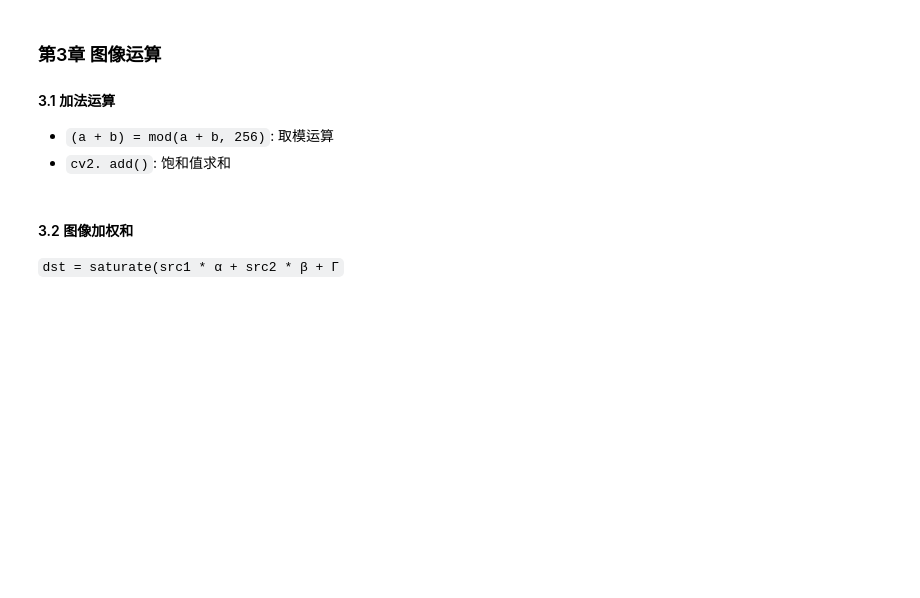
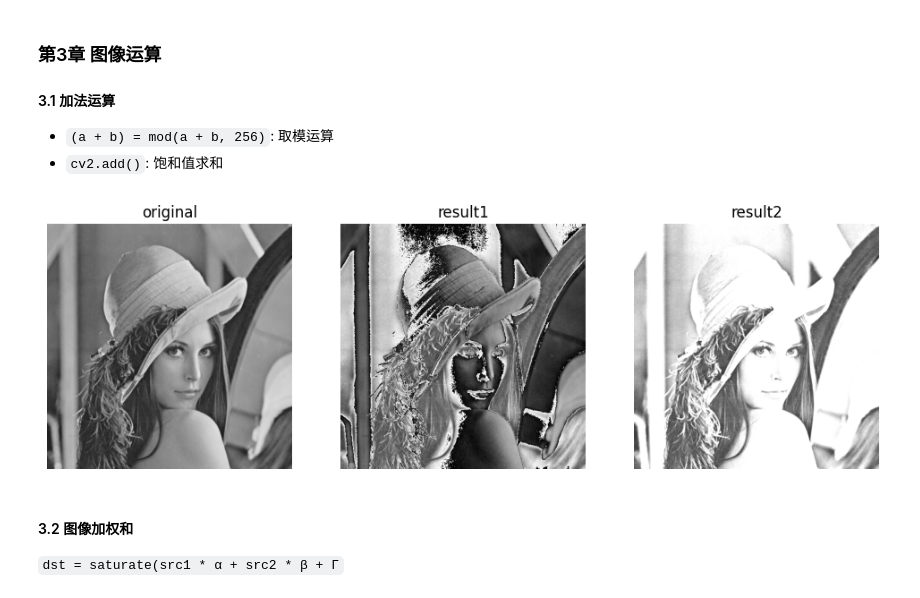
Before and after one commit to MercuryHaipeng/Getting-Started-with-OpenCV-Python-Edition-2nd-Edition-, a Jupyter notebook: Chapter 3/3-1.ipynb, the cells around one changed output. Drawn from its saved outputs; the diff is of its cells as text; code cells hidden in the pictures; blank space fills up the shorter version.

```diff
--- a/Chapter 3/3-1.ipynb
+++ b/Chapter 3/3-1.ipynb
@@ -2,18 +2,47 @@
 ### 第3章 图像运算
 #### 3.1 加法运算
 - `(a + b) = mod(a + b, 256)`: 取模运算
-- `cv2. add()`: 饱和值求和
+- `cv2.add()`: 饱和值求和
 # %%
+import matplotlib.pyplot as plt
+%matplotlib inline
 import cv2
-a = cv2.imread("lena.bmp",0)
+a = cv2.imread("lena.bmp", 0)
 b = a
 result1 = a + b
 result2 = cv2.add(a, b)
-cv2.imshow("original", a)
-cv2.imshow("result1", result1)
-cv2.imshow("result2", result2)
-cv2.waitKey(0)
-cv2.destroyAllWindows()
+
+# 直接使用OpenCV显示图像
+# cv2.imshow("original", a)
+# cv2.imshow("result1", result1)
+# cv2.imshow("result2", result2)
+# cv2.waitKey(0)
+# cv2.destroyAllWindows()
+
+a = cv2.cvtColor(a, cv2.COLOR_BGR2RGB)
+result1 = cv2.cvtColor(result1, cv2.COLOR_BGR2RGB)
+result2 = cv2.cvtColor(result2, cv2.COLOR_BGR2RGB)
+
+# 使用Matplotlib显示图像
+plt.figure(figsize=(12, 4))
+plt.subplot(131)
+plt.imshow(a)
+plt.title("original")
+plt.axis("off")
+
+plt.subplot(132)
+plt.imshow(result1)
+plt.title("result1")
+plt.axis("off")
+
+plt.subplot(133)
+plt.imshow(result2)
+plt.title("result2")
+plt.axis("off")
+
+plt.show()
+# %% [output]
+[figure, added]
 # %% [markdown]
 #### 3.2 图像加权和
 `dst = saturate(src1 * α + src2 * β + Γ`
```
Also changed, not shown: parts of 7 cells of this notebook, 5 other files.
